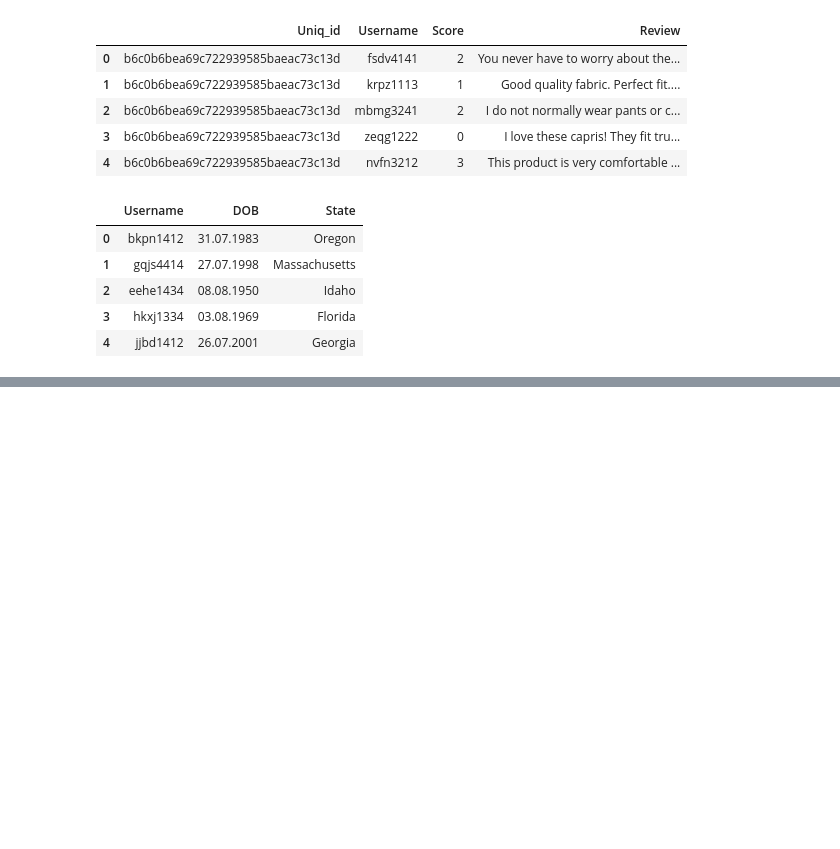
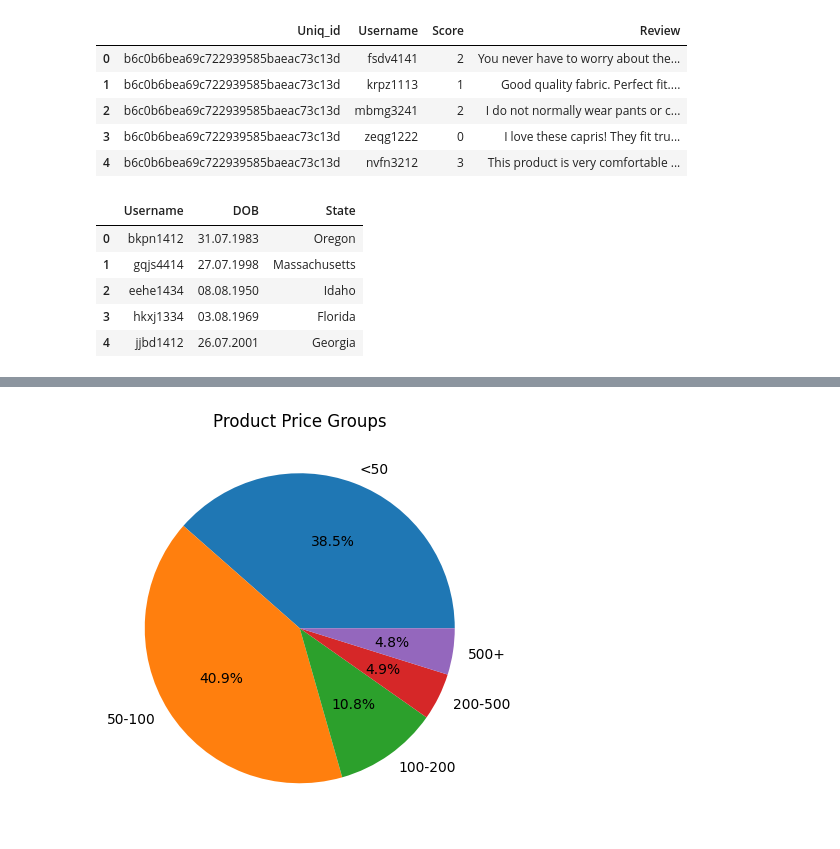
Before and after one commit to jdk8825-beep/3611923_BD2, a Jupyter notebook: finalrd.ipynb, the cells around one changed output, grey strips where cells are left out. Cells and saved outputs as stored; diff of their text form; code cells hidden in the pictures; blank space fills up the shorter version.

```diff
--- a/finalrd.ipynb
+++ b/finalrd.ipynb
@@ -248,0 +525,11 @@ In conclusion, it can be stated that the project has been successful in explorin
+# %%
+#make price groups for a simple pie chart
+
+price_groups=pd.cut(
+    products_clean["Price"],
+    bins=[0, 50, 100, 200, 500, 100000],
+    labels=["<50", "50-100", "100-200", "200-500", "500+"]
+)
+
+price_group_counts=price_groups.value_counts().sort_index()
+price_group_counts
@@ -248,0 +545,9 @@ In conclusion, it can be stated that the project has been successful in explorin
+# %%
+#pie chart for price groups
+
+plt.figure(figsize=(5,7))
+plt.pie(price_group_counts, labels=price_group_counts.index, autopct="%1.1f%%")
+plt.title("Product Price Groups")
+plt.show()
+# %% [output]
+[figure, added]
```
Also changed, not shown: parts of 86 cells of this notebook.
